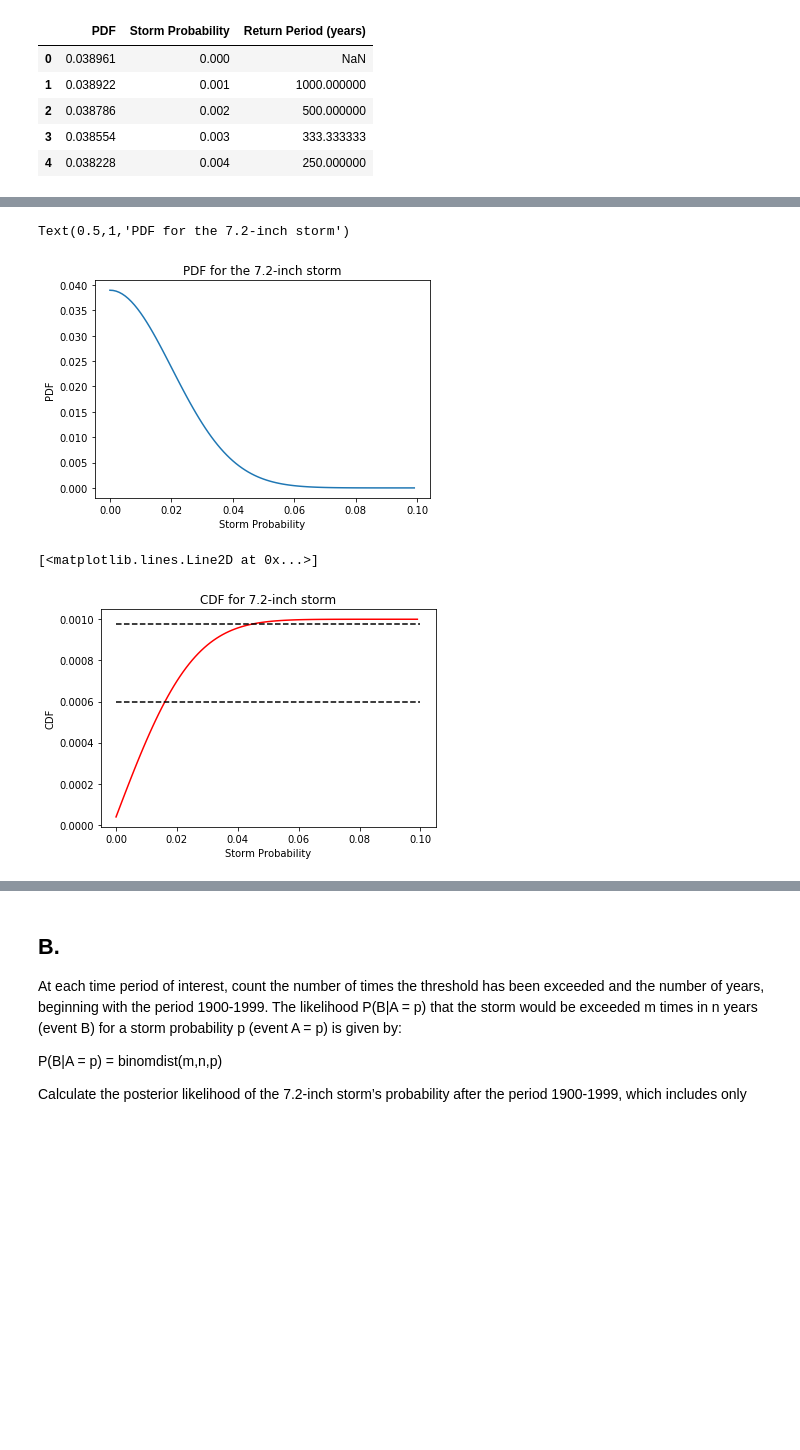
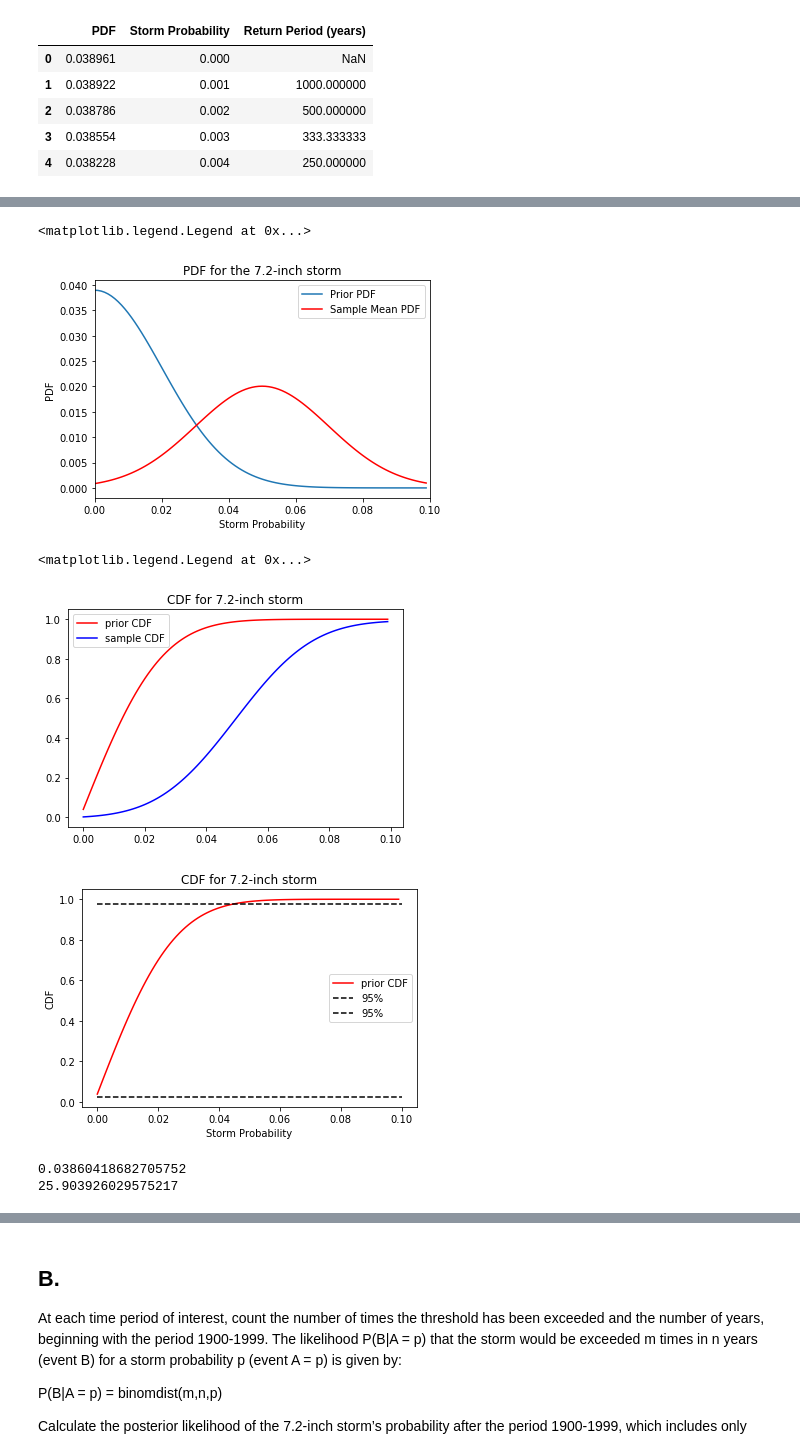
Before and after one commit to AzusaSayuri/UW-Data-analysis, a Jupyter notebook: HW5/Assignment 5 Ximin Hu.ipynb, the cells around one changed output, grey strips where cells are left out. Drawn from its saved outputs; the diff is of its cells as text; code cells hidden in the pictures; blank space fills up the shorter version.

```diff
--- a/HW5/Assignment 5 Ximin Hu.ipynb
+++ b/HW5/Assignment 5 Ximin Hu.ipynb
@@ -108,26 +158,45 @@ df.head()
 # %%
-plt.plot(df['Storm Probability'],df['PDF'])
+plt.plot(df['Storm Probability'],df['PDF'],label='Prior PDF')
+plt.plot(x, nonBayes_pdf*0.001, color='red', label='Sample Mean PDF')
 plt.xlabel('Storm Probability')
 plt.ylabel('PDF')
 plt.title('PDF for the 7.2-inch storm')
+plt.xlim(0,0.1)
+plt.legend()
 # %% [output]
-Text(0.5,1,'PDF for the 7.2-inch storm')
+<matplotlib.legend.Legend at 0x...>
-[figure, old version]
+[figure, new version]
 # %%
-x=np.array(df['Storm Probability'])
-cdf = (x[1] - x[0]) * np.cumsum(df['PDF'])
+x_df=np.array(df['Storm Probability'])
+cdf = np.cumsum(df['PDF'])
 # %%
 # Look for 95% Confidence intervals
-#[0.038961,0.1]is given as the PDF range
-#for 0.038961-0.1, 95% range is [0.000025,0.000975]
+# 95% range is [0.000025,0.000975]
 
 plt.figure()
-plt.plot(x, cdf, 'r')
+plt.plot(x_df, cdf, 'r',label='prior CDF')
+plt.plot(x, nonBayes_cdf, 'b',label='sample CDF')
+plt.title('CDF for 7.2-inch storm')
+plt.legend()
+
+
+plt.figure()
+plt.plot(x_df, cdf, 'r',label='prior CDF')
 plt.xlabel('Storm Probability')
 plt.ylabel('CDF')
 plt.title('CDF for 7.2-inch storm')
-plt.plot([0,0.1],[0.0006, 0.0006], 'k--')
-plt.plot([0,0.1],[0.000975, 0.000975], 'k--')
+plt.plot([0,0.1],[0.025, 0.025], 'k--',label='95%')
+plt.plot([0,0.1],[0.975, 0.975], 'k--',label='95%')
+plt.legend()
 # %% [output]
-[<matplotlib.lines.Line2D at 0x...>]
+<matplotlib.legend.Legend at 0x...>
-[figure, old version]
+[figure, new version]
+[figure, added]
+# %%
+from scipy.interpolate import interp1d
+f2 = interp1d(cdf, x)
+print(f2(0.95))
+print(1/f2(0.95))
+# %% [output]
+0.03860418682705752
+25.903926029575217
```
Also changed, not shown: parts of 11 cells of this notebook, 1 other file.
